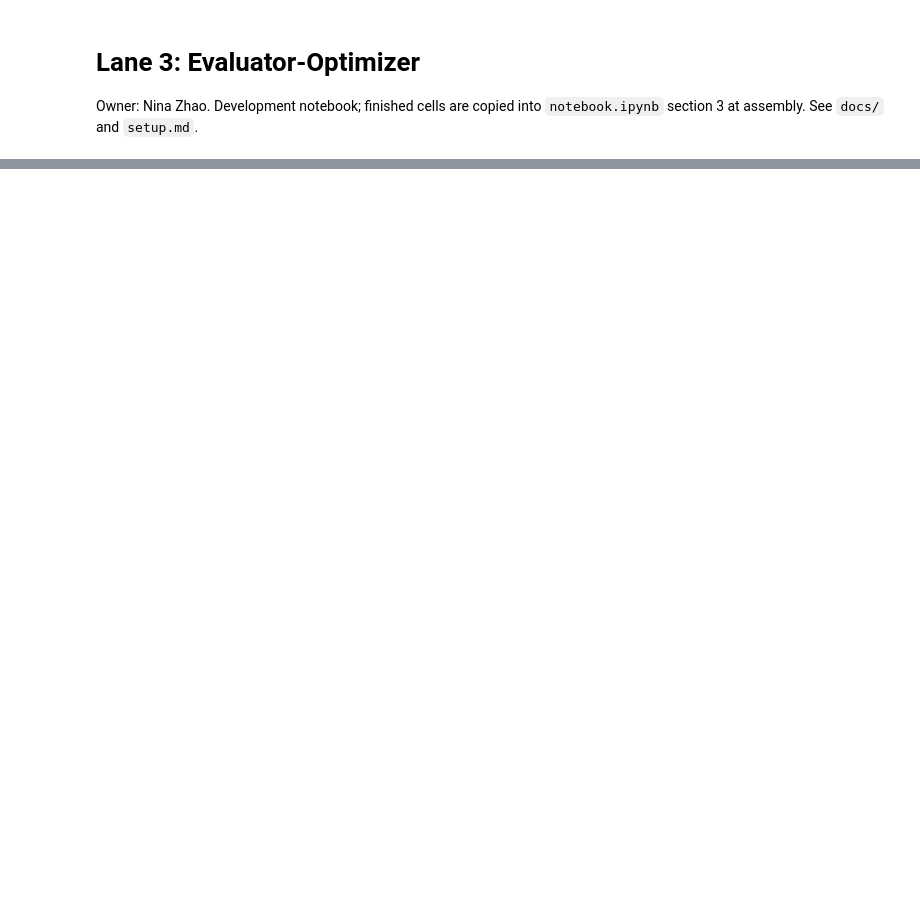
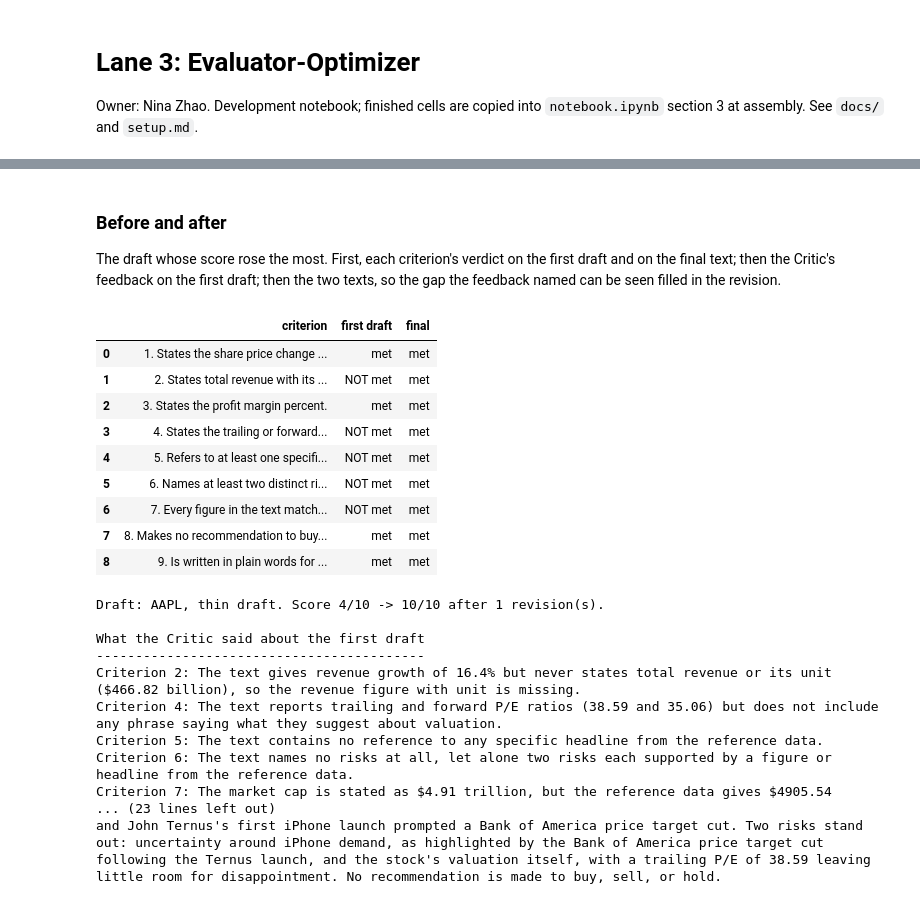
Before and after one commit to nazeshinjite/not-financial-advice, a Jupyter notebook: dev/evaluate.ipynb, the cells around one changed output, grey strips where cells are left out. Drawn from its saved outputs; the diff is of its cells as text; code cells hidden in the pictures; blank space fills up the shorter version.

```diff
--- a/dev/evaluate.ipynb
+++ b/dev/evaluate.ipynb
@@ -50,0 +268,59 @@ if __name__ == "__main__":
+# %% [markdown]
+### Before and after
+
+The draft whose score rose the most. First, each criterion's verdict on the first draft and on the final text; then the Critic's feedback on the first draft; then the two texts, so the gap the feedback named can be seen filled in the revision.
+# %%
+if __name__ == "__main__":
+    def gain(label):
+        history = runs[label]["history"]
+        return history[-1]["score"] - history[0]["score"]
+
+    best = max(runs, key=gain)
+    run = runs[best]
+    first, last = run["history"][0], run["history"][-1]
+    criteria_lines = [line for line in CRITERIA.splitlines() if re.match(r"\s*\d+\.", line)]
+    mark = {True: "met", False: "NOT met"}
+    display(pd.DataFrame({
+        "criterion": [textwrap.shorten(line, 70) for line in criteria_lines],
+        "first draft": [mark[c["met"]] for c in first["checks"]],
+        "final": [mark[c["met"]] for c in last["checks"]],
+    }))
+
+    def show(title, text):
+        print(f"\n{title}\n" + "-" * len(title))
+        for paragraph in text.split("\n"):
+            print(textwrap.fill(paragraph, 100) if paragraph.strip() else "")
+
+    print(f"Draft: {best}. Score {first['score']}/10 -> {last['score']}/10 "
+          f"after {len(run['history']) - 1} revision(s).")
+    show("What the Critic said about the first draft", "\n".join(first["feedback"]) or "no failed criteria")
+    show("First draft", run["drafts"][0])
+    show("Final text", run["final"])
+# %% [output]
+|  | criterion | first draft | final |
+| 0 | 1. States the share price change ... | met | met |
+| 1 | 2. States total revenue with its ... | NOT met | met |
+| 2 | 3. States the profit margin percent. | met | met |
+| 3 | 4. States the trailing or forward... | NOT met | met |
+| 4 | 5. Refers to at least one specifi... | NOT met | met |
+| 5 | 6. Names at least two distinct ri... | NOT met | met |
+| 6 | 7. Every figure in the text match... | NOT met | met |
+| 7 | 8. Makes no recommendation to buy... | met | met |
+| 8 | 9. Is written in plain words for ... | met | met |
+Draft: AAPL, thin draft. Score 4/10 -> 10/10 after 1 revision(s).
+
+What the Critic said about the first draft
+------------------------------------------
+Criterion 2: The text gives revenue growth of 16.4% but never states total revenue or its unit
+($466.82 billion), so the revenue figure with unit is missing.
+Criterion 4: The text reports trailing and forward P/E ratios (38.59 and 35.06) but does not include
+any phrase saying what they suggest about valuation.
+Criterion 5: The text contains no reference to any specific headline from the reference data.
+Criterion 6: The text names no risks at all, let alone two risks each supported by a figure or
+headline from the reference data.
+Criterion 7: The market cap is stated as $4.91 trillion, but the reference data gives $4905.54
+... (23 lines left out)
+and John Ternus's first iPhone launch prompted a Bank of America price target cut. Two risks stand
+out: uncertainty around iPhone demand, as highlighted by the Bank of America price target cut
+following the Ternus launch, and the stock's valuation itself, with a trailing P/E of 38.59 leaving
+little room for disappointment. No recommendation is made to buy, sell, or hold.
```
Also changed, not shown: parts of 20 cells of this notebook, 3 other files.
